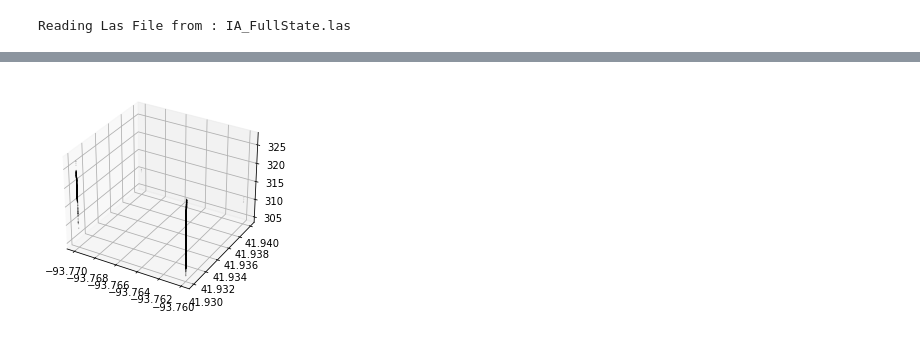
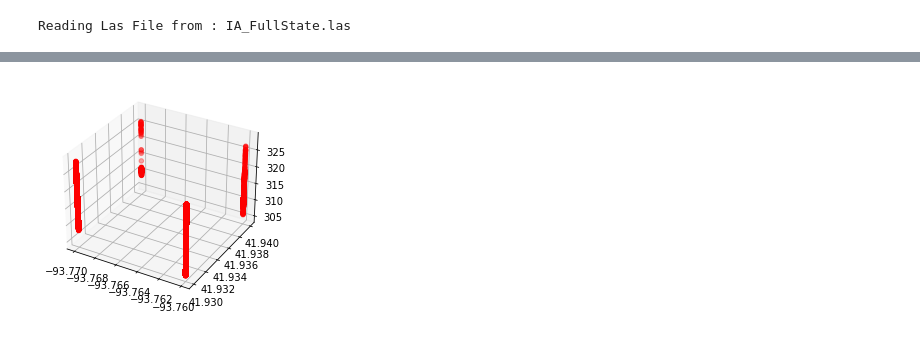
Before and after one commit to Samrawit02/USGS-Lidar-python-package, a Jupyter notebook: notebook/demo.ipynb, the cells around one changed output, grey strips where cells are left out. Cells and saved outputs as stored; diff of their text form; code cells hidden in the pictures.

```diff
--- a/notebook/demo.ipynb
+++ b/notebook/demo.ipynb
@@ -69,8 +125,13 @@ decimated_points_random = points[::factor]
 # %%
-import matplotlib.pyplot as plt
-decimated_colors = colors[::factor]
-ax = plt.axes(projection='3d')
-ax.scatter(decimated_points_random[:,0], decimated_points_random[:,1], decimated_points_random[:,2], c = decimated_colors/65535, s=0.01)
-plt.show()
+# import matplotlib.pyplot as plt
+# decimated_colors = colors[::factor]
+# # ax = plt.axes(projection='3d')
+# # ax.scatter(decimated_points_random[:,0], decimated_points_random[:,1], decimated_points_random[:,2], c = decimated_colors/65535, s=0.01)
+# # plt.show()
+# fig = plt.figure()
+# ax = fig.add_subplot(111,projection='3d')
+# ax.scatter( read_geo_csv.geometry.x,new_result.geometry.y,new_result.elevation, cmap='Spectral_r',s=0.002, c=new_result.elevation)
+# ax.set_xlabel('Longitude')
+# ax.set_ylabel('Latitude')
+# ax.set_zlabel('Elevation')
+# plt.show()
-# %% [output]
-[figure, removed]
@@ -76,0 +144,27 @@ plt.show()
+# %%
+input_las = laspy.file.File("./IA_FullState.las", mode="r")
+point_records = input_las.points.copy()
+
+# getting scaling and offset parameters
+las_scaleX = input_las.header.scale[0]
+las_offsetX = input_las.header.offset[0]
+las_scaleY = input_las.header.scale[1]
+las_offsetY = input_las.header.offset[1]
+las_scaleZ = input_las.header.scale[2]
+las_offsetZ = input_las.header.offset[2]
+
+# calculating coordinates
+p_X = np.array((point_records['point']['X'] * las_scaleX) + las_offsetX)
+p_Y = np.array((point_records['point']['Y'] * las_scaleY) + las_offsetY)
+p_Z = np.array((point_records['point']['Z'] * las_scaleZ) + las_offsetZ)
+
+# plotting points
+fig = plt.figure()
+ax = fig.add_subplot(111, projection='3d')
+ax.scatter(p_X, p_Y, p_Z, c='r', marker='o')
+
+# X, Y, Z = get_test_data(0.05)
+# ax.plot_wireframe(X, Y, Z, rstride=10, cstride=10)
+plt.show()
+# %% [output]
+[figure, added]
```
Also changed, not shown: parts of 15 cells of this notebook, 14 other files.
